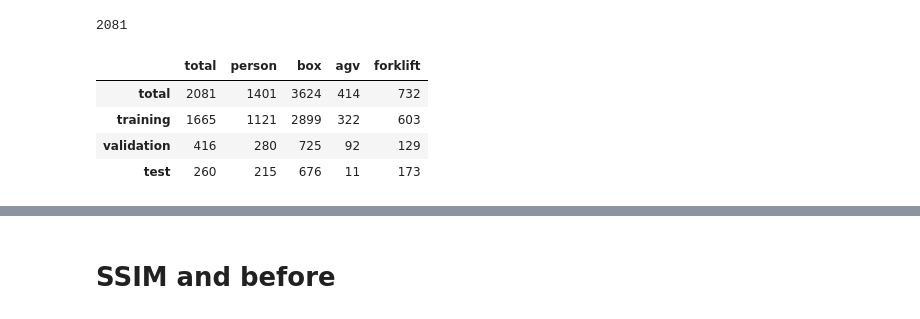
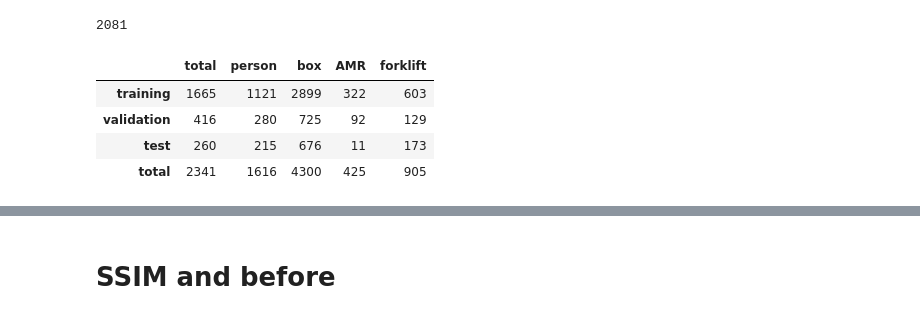
Before and after one commit to ponderbb/multitask-mayhem, a Jupyter notebook: notebooks/2.0-bbejczy-dataset-analysis.ipynb, the cells around one changed output, grey strips where cells are left out. Drawn from its saved outputs; the diff is of its cells as text; code cells hidden in the pictures.

Commit message:
visualizations and data analysis plots

```diff
--- a/notebooks/2.0-bbejczy-dataset-analysis.ipynb
+++ b/notebooks/2.0-bbejczy-dataset-analysis.ipynb
@@ -4,6 +4,7 @@ import sys
 import os
 import pandas as pd
 import numpy as np
+import matplotlib as plt
 
 # move back from notebooks to root
 os.chdir("..")
@@ -23,8 +24,8 @@ COLLECTIONS = [
   "2022-10-19-11-20-39"
 ]
 
-os.chdir(path="/home/bbejczy/repos/multitask-mayhem/")
+os.chdir(path="/zhome/3b/d/154066/repos/multitask-mayhem")
 
-CONFIG = "/home/bbejczy/repos/multitask-mayhem/configs/debug_foo.yaml"
+CONFIG = "configs/debug_foo.yaml"
 
-class_lookup = utils.load_yaml("/home/bbejczy/repos/multitask-mayhem/configs/class_lookup.yaml")
+class_lookup = utils.load_yaml("configs/class_lookup.yaml")
@@ -68,43 +71,36 @@ all = get_class_occurence(data_module.manifests)
 train = get_class_occurence(data_module.train_split)
 valid = get_class_occurence(data_module.valid_split)
 test = get_class_occurence(data_module.test_manifest)
+# %%
+from operator import add
+all = list(map(add, all, test))
 # %%
-repr_df = pd.DataFrame(columns=["total","person", "box", "agv", "forklift"])
+repr_df = pd.DataFrame(columns=["total","person", "box", "AMR", "forklift"])
 
-repr_df.loc["total"] = all
 repr_df.loc["training"] = train
 repr_df.loc["validation"] = valid
 repr_df.loc["test"] = test
+repr_df.loc["total"] = all
 
-
-repr_df.style.to_latex(
-    buf="/home/bbejczy/repos/multitask-mayhem/docs/class_representation.tex",
-    caption="Class representation in the data splits",
-    label="tab:class_representation",
-    position="htbp",
-    position_float="centering",
-    hrules=True,
-    column_format="l|rrrr",
-    )
 
 styler = repr_df.style
 styler.applymap_index(lambda v: "font-weight: bold;", axis="index")
 styler.applymap_index(lambda v: "font-weight: bold;", axis="columns")
 styler.to_latex(
-    buf="/home/bbejczy/repos/multitask-mayhem/docs/class_representation.tex",
+    buf="reports/figures/class_representation.tex",
     caption="Class representation in the data splits",
     label="tab:class_representation",
     position="htbp",
     position_float="centering",
     hrules=True,
     column_format="lrrrrr",
     convert_css=True,
     )
 
 repr_df
 # %% [output]
-|  | total | person | box | agv | forklift |
-| total | 2081 | 1401 | 3624 | 414 | 732 |
+|  | total | person | box | AMR | forklift |
 | training | 1665 | 1121 | 2899 | 322 | 603 |
 | validation | 416 | 280 | 725 | 92 | 129 |
 | test | 260 | 215 | 676 | 11 | 173 |
+| total | 2341 | 1616 | 4300 | 425 | 905 |
```
Also changed, not shown: parts of 10 cells of this notebook, 2 other files.
